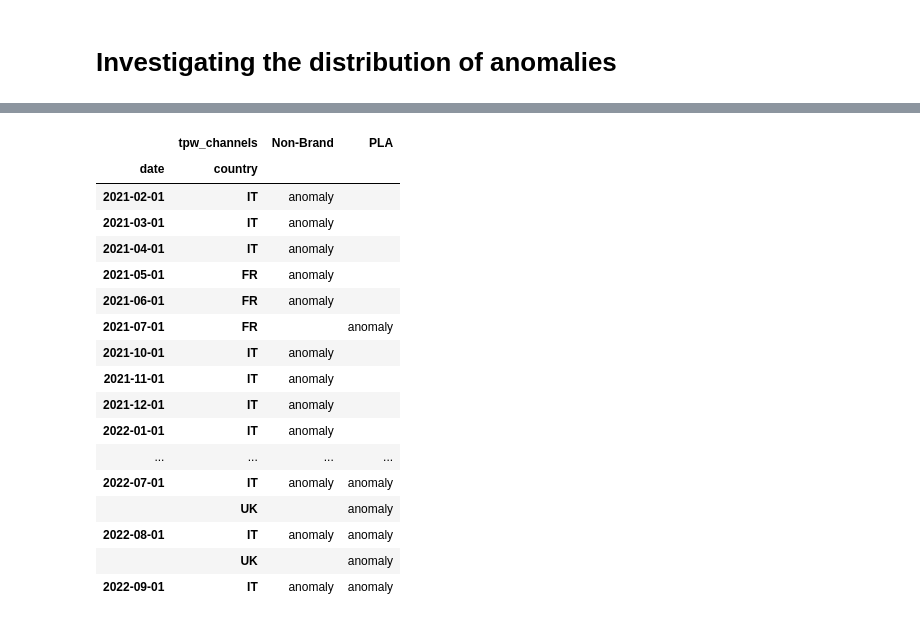
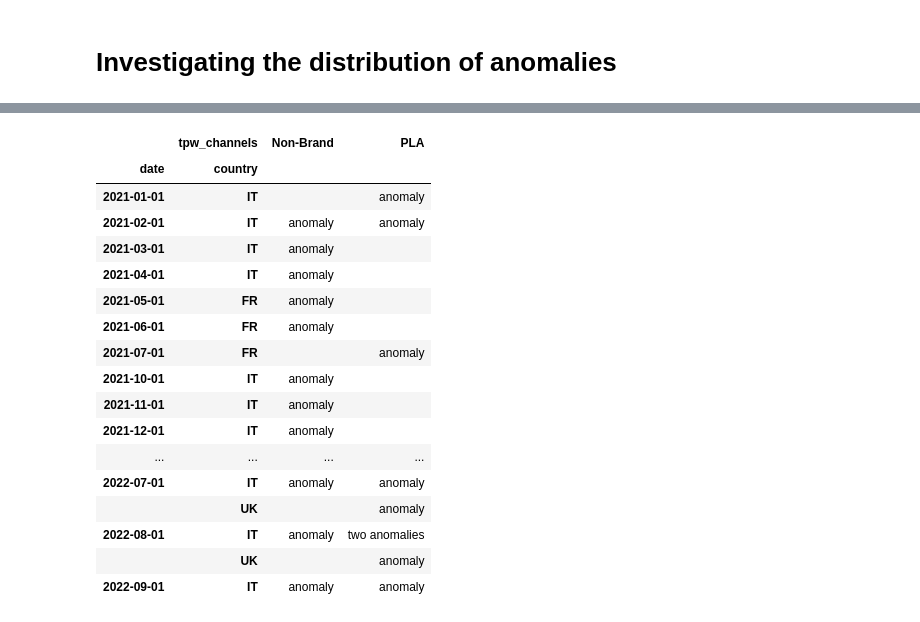
Before and after one commit to adam-grove/Protein-Works-Presentation, a Jupyter notebook: Data Cleaning.ipynb, the cells around one changed output, grey strips where cells are left out. Drawn from its saved outputs; the diff is of its cells as text; code cells hidden in the pictures.

```diff
--- a/Data Cleaning.ipynb
+++ b/Data Cleaning.ipynb
@@ -267,0 +270,4 @@ anom_4
+# %%
+results = Marketing_Investigation[(Marketing_Investigation["transactions"] == 0) & (Marketing_Investigation["revenue"] != 0)]
+anom_5 = results
+anom_5
@@ -268,7 +288,7 @@ anom_4
 # %% [markdown]
 ### Removing these from the dataset
 # %%
-anomalies = [anom_1,anom_2,anom_3,anom_4]
+anomalies = [anom_1,anom_2,anom_3,anom_4,anom_5]
 anomalies = pd.concat(anomalies, ignore_index=False)
 anomalies
 
@@ -314,8 +334,8 @@ plt.show()
 # %%
 # Investigating outliers
 result = Marketing_Investigation_Metrics[Marketing_Investigation_Metrics["A:R"] > 5000]
-anom_5 = result
-anom_5
+anom_6 = result
+anom_6
 # %% [output]
 |  | date | country | tpw_channels | spend | impressions | clicks | revenue | transactions | ... |
 | 81 | 2021-07-01 | FR | PLA | 3142.0 | 1212685 | 4432 | 59.0 | 1 | ... |
@@ -325,7 +345,7 @@ anom_5
 # %% [markdown]
 This record is also the maximum CPA and lowest CVR. It has a leage spend with a lot of clicks but very little transactions. This ad *could* exist. However it is unlikely and not consistent with the other data. It will be classed as an anomly to not skew any further investigations. Each of the key metrics are off by a magnitude of 10-100
 # %%
-anomalies = pd.concat([anomalies,anom_5],ignore_index=False)
+anomalies = pd.concat([anomalies,anom_6],ignore_index=False)
 Marketing_Cleaned = Marketing_Cleaned[~Marketing_Cleaned.index.isin(anomalies.index)]
 Marketing_Cleaned.describe()
 # %% [output]
@@ -394,13 +427,14 @@ plt.show()
 # %%
 monthly_anomalies = anomalies.groupby([pd.Grouper(key='date'), 'country','tpw_channels']).size().unstack()
 
-monthly_anomalies["Non-Brand"]= monthly_anomalies["Non-Brand"].replace({1.0 : "anomaly", np.nan : ""})
-monthly_anomalies["PLA"] = monthly_anomalies["PLA"].replace({1.0 : "anomaly", np.nan : ""})
+monthly_anomalies["Non-Brand"]= monthly_anomalies["Non-Brand"].replace({2.0 : "two anomalies",1.0 : "anomaly", np.nan : ""})
+monthly_anomalies["PLA"] = monthly_anomalies["PLA"].replace({2.0 : "two anomalies",1.0 : "anomaly", np.nan : ""})
 monthly_anomalies
 # %% [output]
 |  | tpw_channels | Non-Brand | PLA |
 | date | country |  |  |
-| 2021-02-01 | IT | anomaly |  |
+| 2021-01-01 | IT |  | anomaly |
+| 2021-02-01 | IT | anomaly | anomaly |
 | 2021-03-01 | IT | anomaly |  |
 | 2021-04-01 | IT | anomaly |  |
 | 2021-05-01 | FR | anomaly |  |
@@ -409,10 +443,9 @@ monthly_anomalies
 | 2021-10-01 | IT | anomaly |  |
 | 2021-11-01 | IT | anomaly |  |
 | 2021-12-01 | IT | anomaly |  |
-| 2022-01-01 | IT | anomaly |  |
 | ... | ... | ... | ... |
 | 2022-07-01 | IT | anomaly | anomaly |
 |  | UK |  | anomaly |
-| 2022-08-01 | IT | anomaly | anomaly |
+| 2022-08-01 | IT | anomaly | two anomalies |
 |  | UK |  | anomaly |
 | 2022-09-01 | IT | anomaly | anomaly |
```
Also changed, not shown: parts of 11 cells of this notebook, 2 other files.
